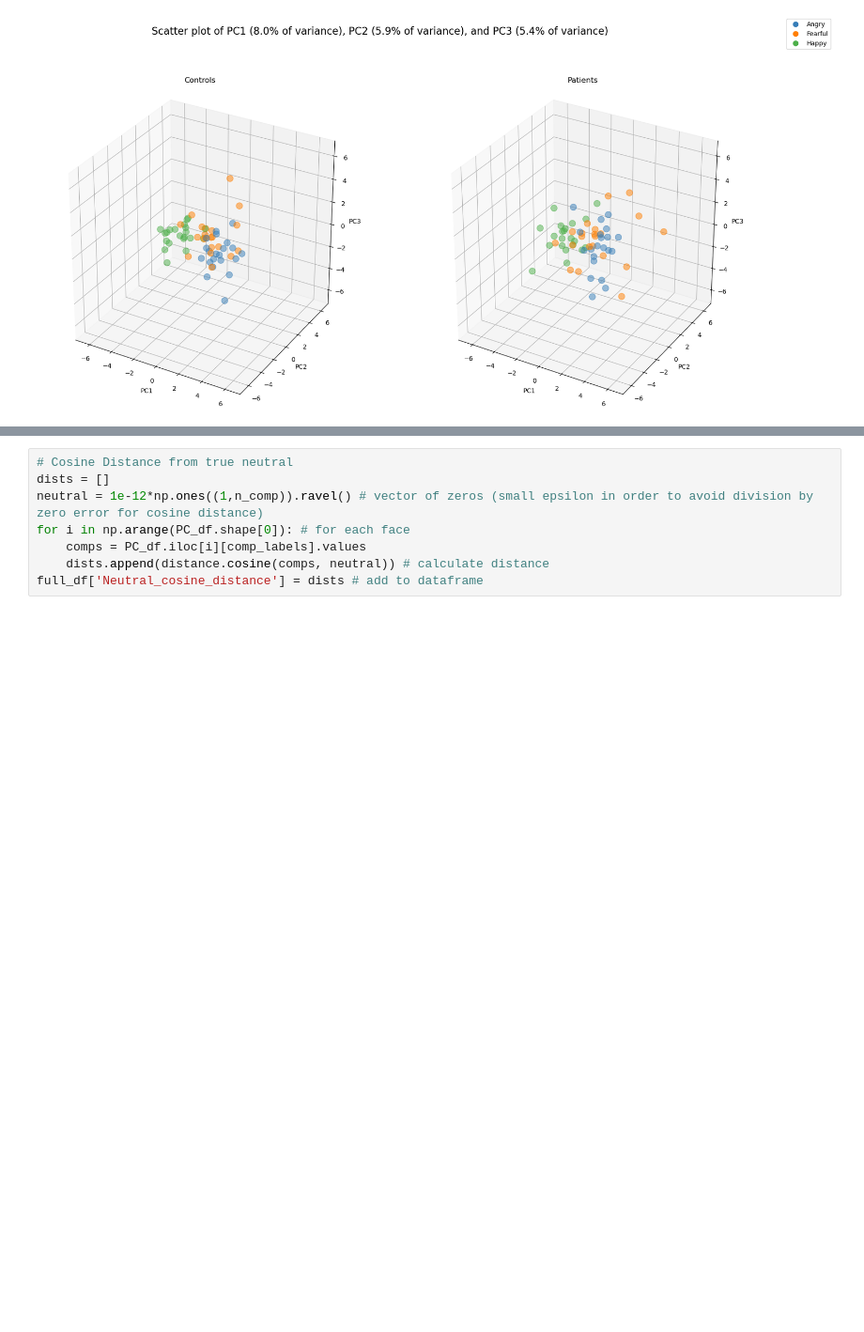
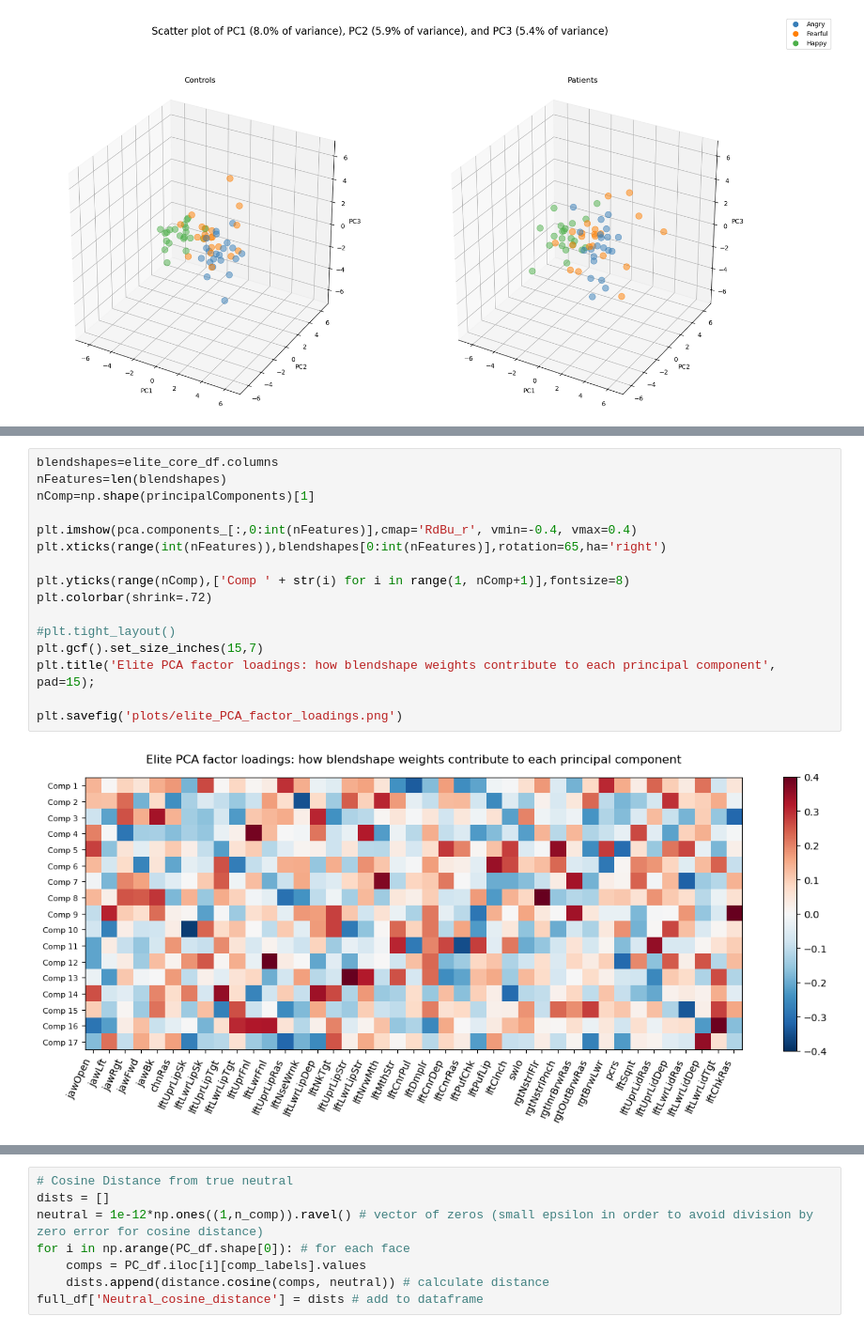
Before and after one commit to dumplings102/GA-emotion-perception-analysis, a Jupyter notebook: elite_analysis.ipynb, the cells around one changed output, grey strips where cells are left out. Shown at 94% size. Cells and saved outputs as stored; diff of their text form; blank space fills up the shorter version.

```diff
--- a/elite_analysis.ipynb
+++ b/elite_analysis.ipynb
@@ -520 +500,19 @@ fig.suptitle(f'Scatter plot of PC1 ({pca.explained_variance_ratio_[0]*100:.1f}%
+# %%
+blendshapes=elite_core_df.columns
+nFeatures=len(blendshapes)
+nComp=np.shape(principalComponents)[1]
+
+plt.imshow(pca.components_[:,0:int(nFeatures)],cmap='RdBu_r', vmin=-0.4, vmax=0.4)
+plt.xticks(range(int(nFeatures)),blendshapes[0:int(nFeatures)],rotation=65,ha='right')
+
+plt.yticks(range(nComp),['Comp ' + str(i) for i in range(1, nComp+1)],fontsize=8)
+plt.colorbar(shrink=.72)
+
+#plt.tight_layout()
+plt.gcf().set_size_inches(15,7)
+plt.title('Elite PCA factor loadings: how blendshape weights contribute to each principal component', pad=15);
+
+plt.savefig('plots/elite_PCA_factor_loadings.png')
+# %% [output]
+[figure, added]
 # %% [markdown]
```
Also changed, not shown: parts of 7 cells of this notebook, 20 other files.
